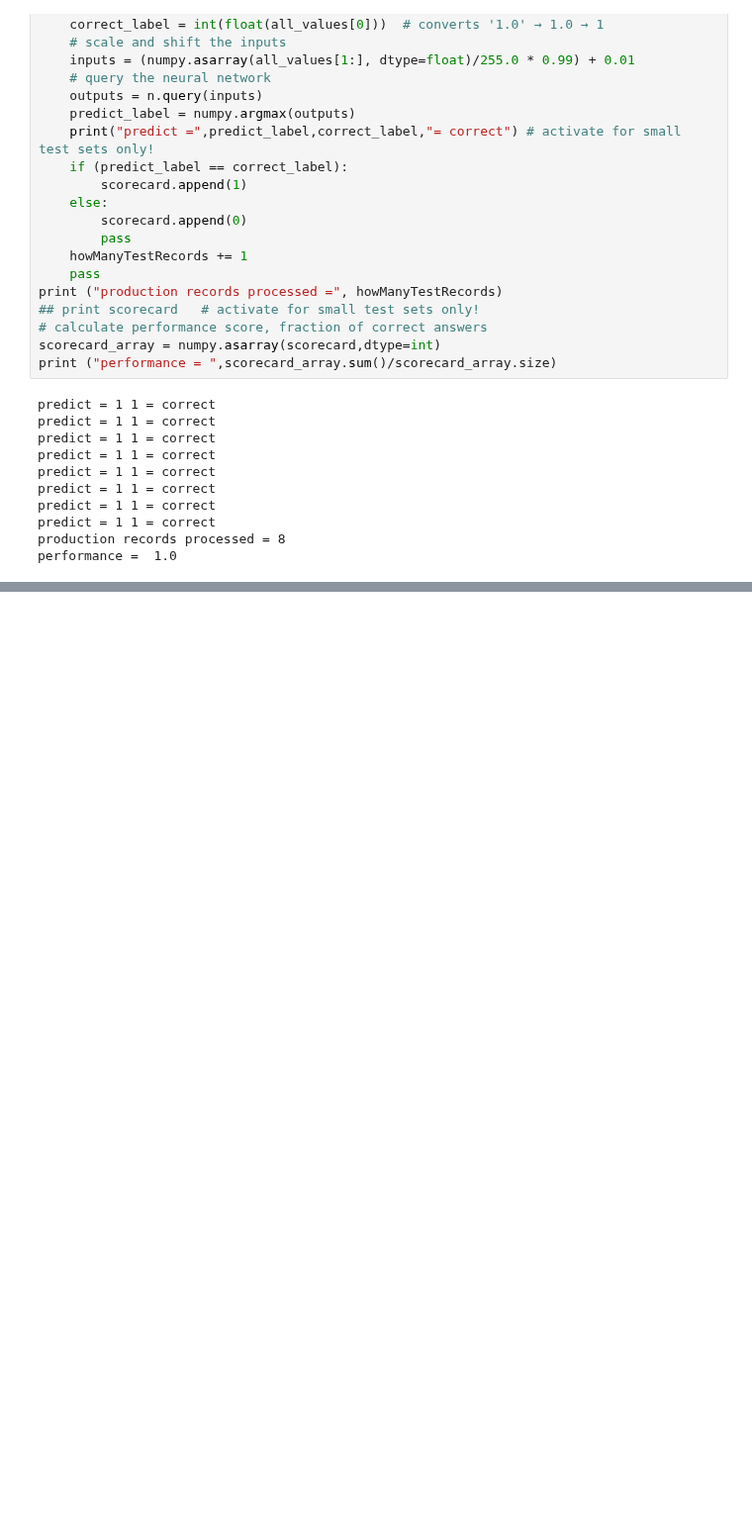
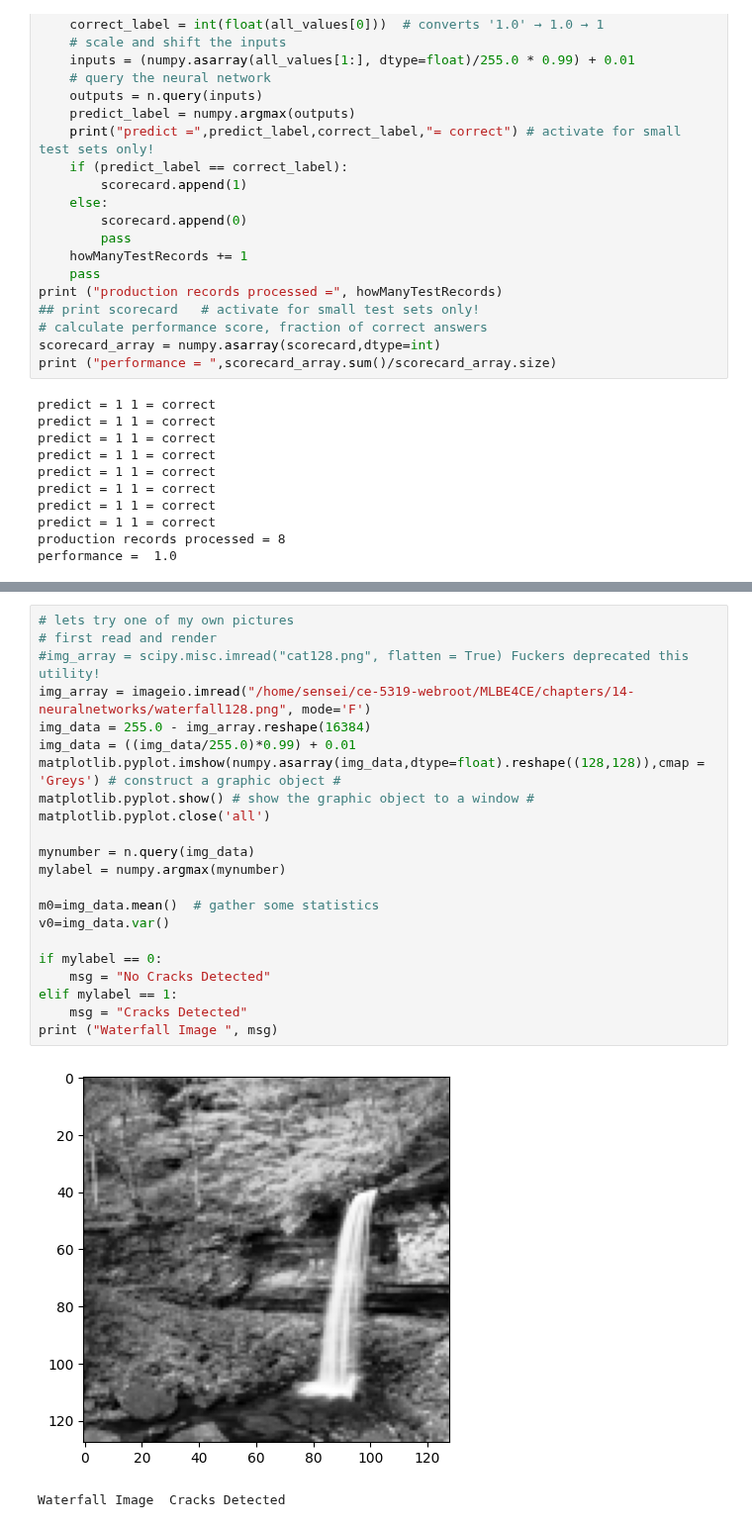
Before and after one commit to dustykat/ce-5319-webroot, a Jupyter notebook: MLBE4CE/_build/jupyter_execute/chapters/14-neuralnetworks/materialANN.ipynb, the cells around one changed output, grey strips where cells are left out. Shown at 99% size. Cells and saved outputs as stored; diff of their text form; blank space fills up the shorter version.

```diff
--- a/MLBE4CE/_build/jupyter_execute/chapters/14-neuralnetworks/materialANN.ipynb
+++ b/MLBE4CE/_build/jupyter_execute/chapters/14-neuralnetworks/materialANN.ipynb
@@ -646,0 +607,25 @@ print ("Cracked Concrete ", msg)
+# %%
+# lets try one of my own pictures
+# first read and render
+#img_array = scipy.misc.imread("cat128.png", flatten = True) Fuckers deprecated this utility!
+img_array = imageio.imread("/home/sensei/ce-5319-webroot/MLBE4CE/chapters/14-neuralnetworks/waterfall128.png", mode='F')
+img_data = 255.0 - img_array.reshape(16384)
+img_data = ((img_data/255.0)*0.99) + 0.01
+matplotlib.pyplot.imshow(numpy.asarray(img_data,dtype=float).reshape((128,128)),cmap = 'Greys') # construct a graphic object #
+matplotlib.pyplot.show() # show the graphic object to a window #
+matplotlib.pyplot.close('all')
+
+mynumber = n.query(img_data)
+mylabel = numpy.argmax(mynumber)
+
+m0=img_data.mean()  # gather some statistics
+v0=img_data.var()
+
+if mylabel == 0:
+    msg = "No Cracks Detected"
+elif mylabel == 1:
+    msg = "Cracks Detected"
+print ("Waterfall Image ", msg)
+# %% [output]
+[figure, added]
+Waterfall Image  Cracks Detected
```
Also changed, not shown: parts of 7 cells of this notebook, 14 other files.
